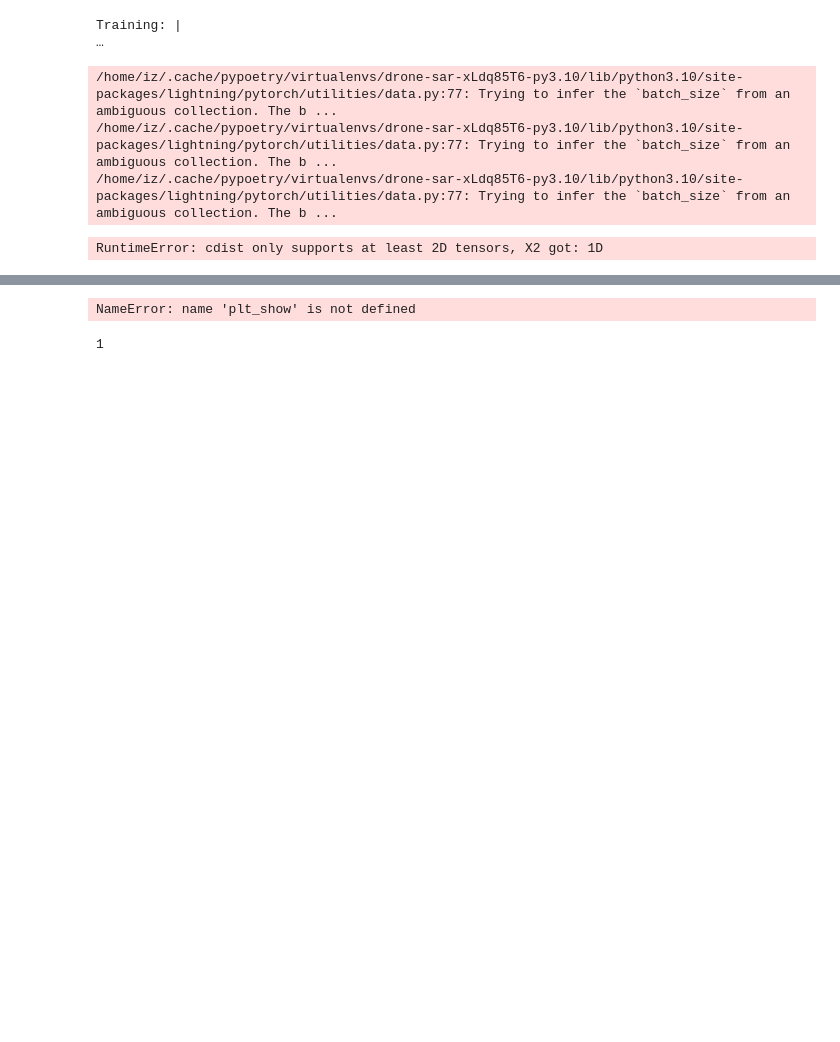
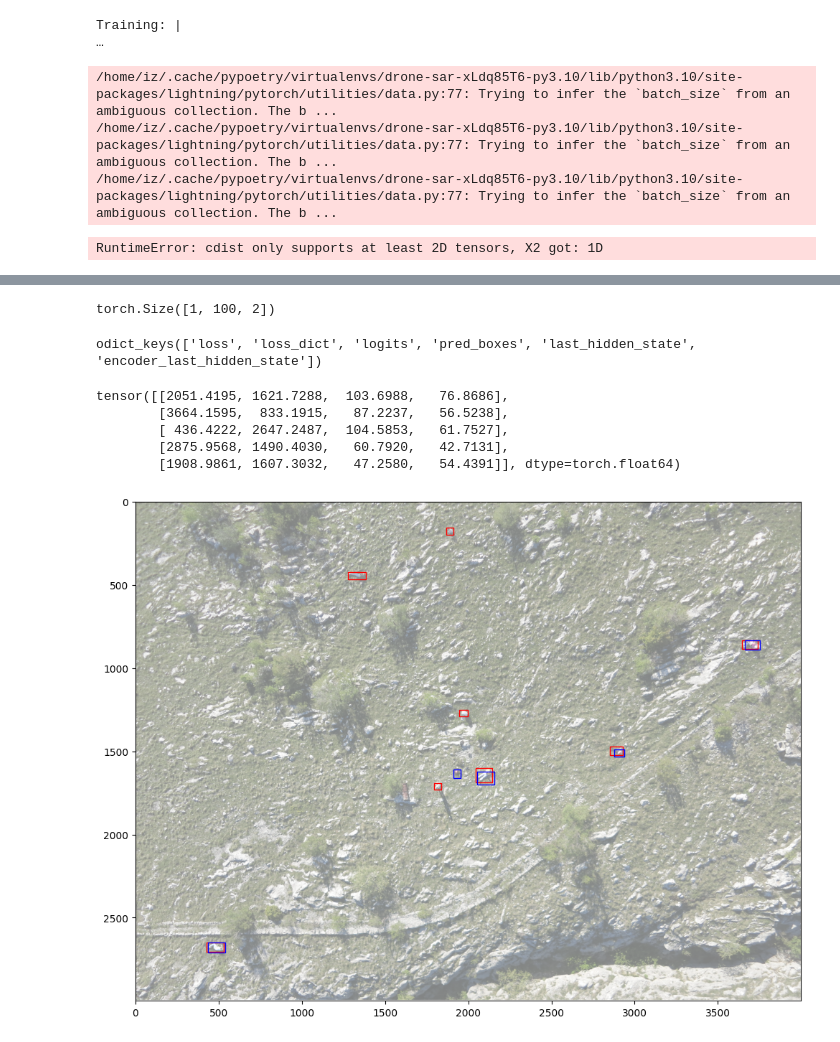
Before and after one commit to UniversityRescueSquad/DroneSearchAndRescue, a Jupyter notebook: notebooks/train.ipynb, the cells around one changed output, grey strips where cells are left out. Drawn from its saved outputs; the diff is of its cells as text; code cells hidden in the pictures; blank space fills up the shorter version.

```diff
--- a/notebooks/train.ipynb
+++ b/notebooks/train.ipynb
@@ -145,7 +172,7 @@ sorted_val_ds = np.array(list(target_ds))[loss_sort_index]
 # %%
 # IPSARDataset.plt_show(sorted_val_ds[0])
 # %%
-id = 1
+id = 99
 target_output = sorted_val_outputs[id]
 target_item = sorted_val_ds[id]
 # %%
@@ -162,0 +192,2 @@ post_procesed_out
+# %%
+W, H = target_item["target_sizes"]
@@ -163,12 +198,30 @@ post_procesed_out
+# %%
+target_output["logits"].shape
+# %% [output]
+torch.Size([1, 100, 2])
+# %%
+target_output.keys()
+# %% [output]
+odict_keys(['loss', 'loss_dict', 'logits', 'pred_boxes', 'last_hidden_state', 'encoder_last_hidden_state'])
+# %%
+logits = target_output["logits"][0]
+boxes = target_output["pred_boxes"][0]
+
+threshold_mask = torch.argmax(-logits, axis=-1).to(bool)
+# %%
+valid_boxes = boxes[threshold_mask, :] * np.array([[W, H, W, H]])
+valid_boxes
+# %% [output]
+tensor([[2051.4195, 1621.7288,  103.6988,   76.8686],
+        [3664.1595,  833.1915,   87.2237,   56.5238],
+        [ 436.4222, 2647.2487,  104.5853,   61.7527],
+        [2875.9568, 1490.4030,   60.7920,   42.7131],
+        [1908.9861, 1607.3032,   47.2580,   54.4391]], dtype=torch.float64)
 # %%
 from drone_sar.vis import plt_show
 # %%
-plt_show(target_item["pil"], {"red": target_item["boxes"], "blue": post_procesed_out["boxes"]})
+plt_show(target_item["pil"], {"red": target_item["boxes"], "blue": valid_boxes})
 # %% [output]
-NameError: name 'plt_show' is not defined
+[figure, added]
 # %%
 # !rm -rf /home/iz/.cache/joblib/
-# %%
-1
-# %% [output]
-1
```
Also changed, not shown: parts of 19 cells of this notebook, 3 other files.
